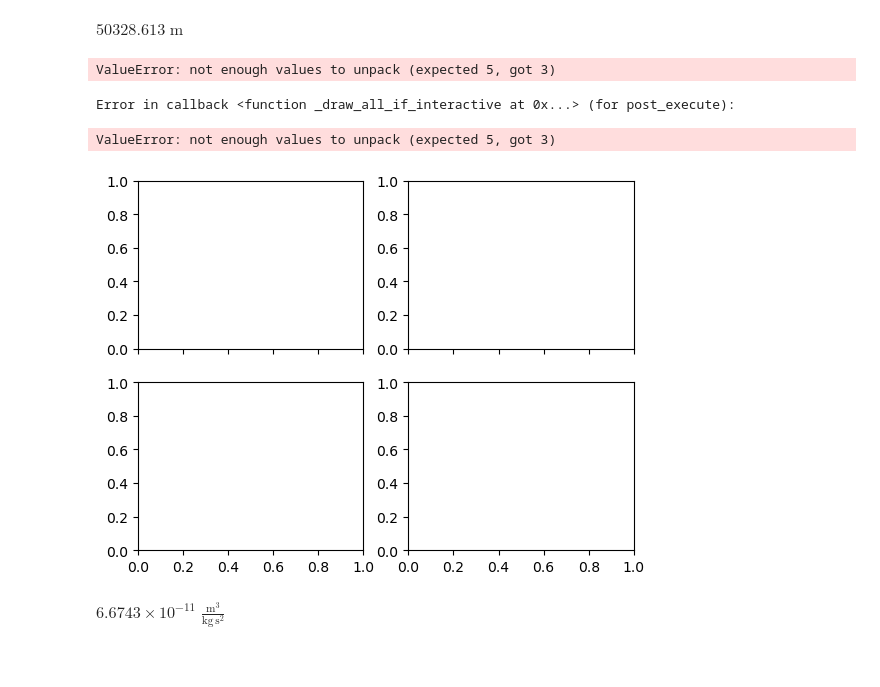
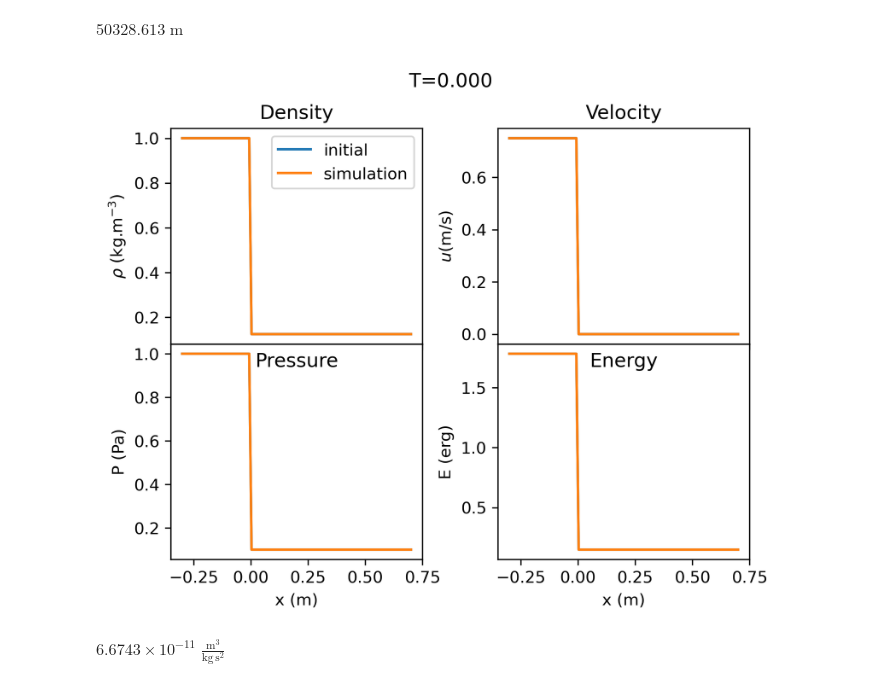
Before and after one commit to Squarerootof6/pyrepo, a Jupyter notebook: test.ipynb, the cells around one changed output. Cells and saved outputs as stored; diff of their text form; code cells hidden in the pictures; blank space fills up the shorter version.

```diff
--- a/test.ipynb
+++ b/test.ipynb
@@ -572,41 +572,69 @@ $50328.613 \; \mathrm{m}$
 # %%
 import numpy as np
 import matplotlib.pyplot as plt
 from glob import glob
 import numpy as np
 import h5py
 import astropy.units as u
 import astropy.constants as c
 import assistlgh as alg
 from mpl_toolkits.mplot3d import Axes3D
 from matplotlib.animation import FuncAnimation
 from matplotlib.animation import FFMpegWriter
 from Voronoi_grid import Load_VoronoiMesh_Data,VoronoiMesh
 from Riemann_solver import W2U,U2W
-fig,ax = plt.subplots(2,2,sharex=True)
+fig,ax = plt.subplots(2,2,sharex=True,dpi=300)
+fig.subplots_adjust(hspace=0,wspace=0.3)
 IC_X=np.linspace(0,1,100)
-result = np.load('./result.npy')
-result1 = np.vstack((result.T))
+result = np.load('./result3d.npy')
+TT = np.load('./timeseries.npy')
+IC_W = U2W(result[0].T,PHI=None).T
+PHI = None
+IC_U = result[0]
+M=100;T=0.2;CFL=0.9
+rhoL = 1;uL= 0.75;vL=0;wL=0;pL=1;rhoR = 0.125;uR=0;vR=0;wR=0;pR=0.1;x0 =0.3
 def update(i):
     ax[0][0].cla()
     ax[0][1].cla()
     ax[1][0].cla()
     ax[1][1].cla()
 
-    W_final = U2W(np.array(result[i]).T)
+    fig.suptitle('T={:.3f}'.format(TT[i]))
+    ax[0][0].plot(IC_X-x0,IC_W.T[0],label='initial')
+    ax[0][1].plot(IC_X-x0,IC_W.T[1])
+    ax[1][0].plot(IC_X-x0,IC_W.T[-1])
+    ax[1][1].plot(IC_X-x0,IC_U.T[-1])
+
+    W_final = U2W(np.array(result[i]).T,PHI = None)
     ax[0][0].plot(IC_X-x0,W_final[0],label='simulation')
     ax[0][1].plot(IC_X-x0,W_final[1])
     ax[1][0].plot(IC_X-x0,W_final[-1])
-    ax[1][1].plot(IC_X-x0,np.array(result[-1]).T[-1])
+    ax[1][1].plot(IC_X-x0,np.array(result[i]).T[-1])
+
+    ax[0][0].set_xlabel('x (m)')
+    ax[0][0].set_ylabel(r'$\rho$ (kg.m$^{-3}$)')
+    ax[0][0].set_title('Density')
+    ax[0][0].legend()
+
+    ax[0][1].set_xlabel('x (m)')
+    ax[0][1].set_ylabel(r'$u$(m/s)')
+    ax[0][1].set_title('Velocity')
+
+    ax[1][0].set_xlabel('x (m)')
+    ax[1][0].set_ylabel('P (Pa)')
+    ax[1][0].set_title('Pressure',y=0.85)
+
+    ax[1][1].set_xlabel('x (m)')
+    ax[1][1].set_ylabel('E (erg)')
+    ax[1][1].set_title('Energy',y=0.85)
+
+
 filenumber = len(result)
-ani = FuncAnimation(fig,update,frames=filenumber,interval=50)
-writer = FFMpegWriter(fps=5, metadata=dict(artist='Me'), bitrate=1800)
+ani = FuncAnimation(fig,update,frames=filenumber,interval=10)
+writer = FFMpegWriter(fps=20, metadata=dict(artist='Me'), bitrate=1800)
 ani.save('./'+'SODvideo.mp4', writer=writer)
 # %% [output]
-ValueError: not enough values to unpack (expected 5, got 3)
-Error in callback <function _draw_all_if_interactive at 0x...> (for post_execute):
-ValueError: not enough values to unpack (expected 5, got 3)
-[figure, old version]
+[figure, new version]
 # %%
 c.G
 # %% [output]
```
Also changed, not shown: 10 other files.
